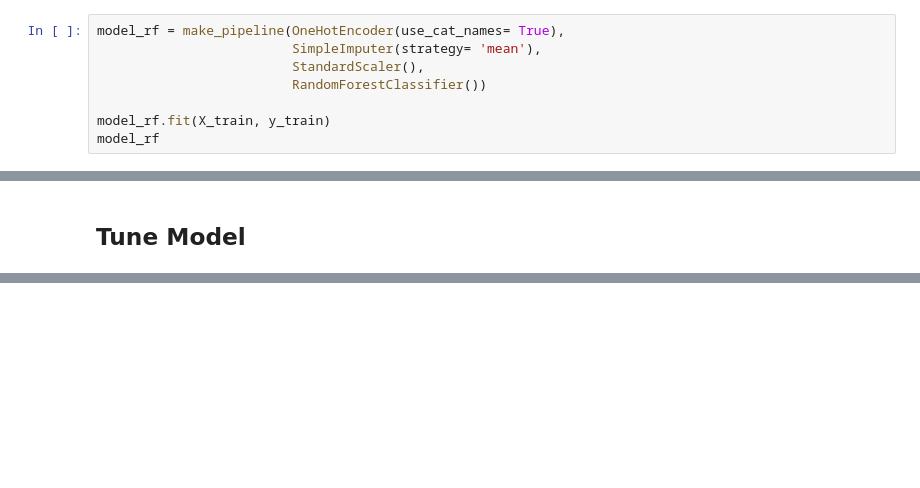
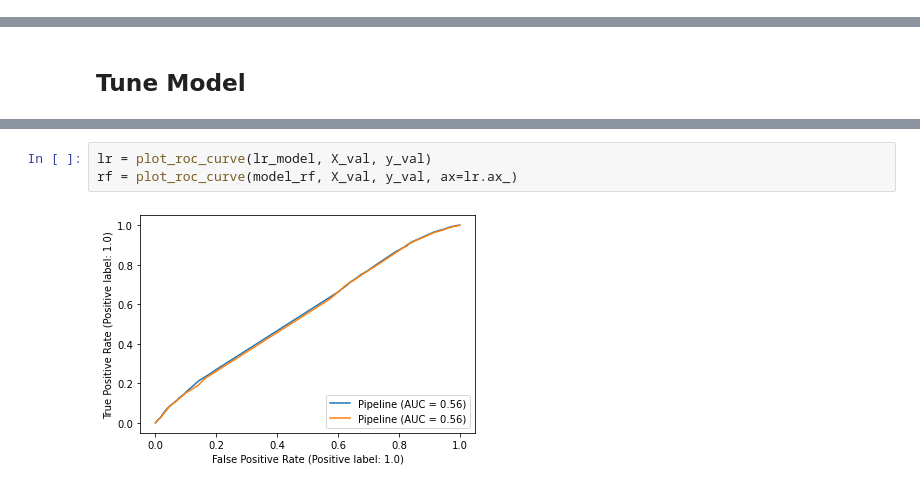
Before and after one commit to Arnelialeslieblog/DS-Unit-2-Applied-Modeling, a Jupyter notebook: module1-define-ml-problems/LS_DS_231_assignment.ipynb, the cells around one changed output, grey strips where cells are left out. Cells and saved outputs as stored; diff of their text form; blank space fills up the shorter version.

```diff
--- a/module1-define-ml-problems/LS_DS_231_assignment.ipynb
+++ b/module1-define-ml-problems/LS_DS_231_assignment.ipynb
@@ -298,8 +274,0 @@ Pipeline(steps=[('onehotencoder',
-# %%
-model_rf = make_pipeline(OneHotEncoder(use_cat_names= True),
-                         SimpleImputer(strategy= 'mean'),
-                         StandardScaler(),
-                         RandomForestClassifier())
-
-model_rf.fit(X_train, y_train)
-model_rf
@@ -403,0 +383,5 @@ ValueError: Found input variables with inconsistent numbers of samples: [111497,
+# %%
+lr = plot_roc_curve(lr_model, X_val, y_val)
+rf = plot_roc_curve(model_rf, X_val, y_val, ax=lr.ax_)
+# %% [output]
+[figure, added]
```
Also changed, not shown: parts of 26 cells of this notebook.
